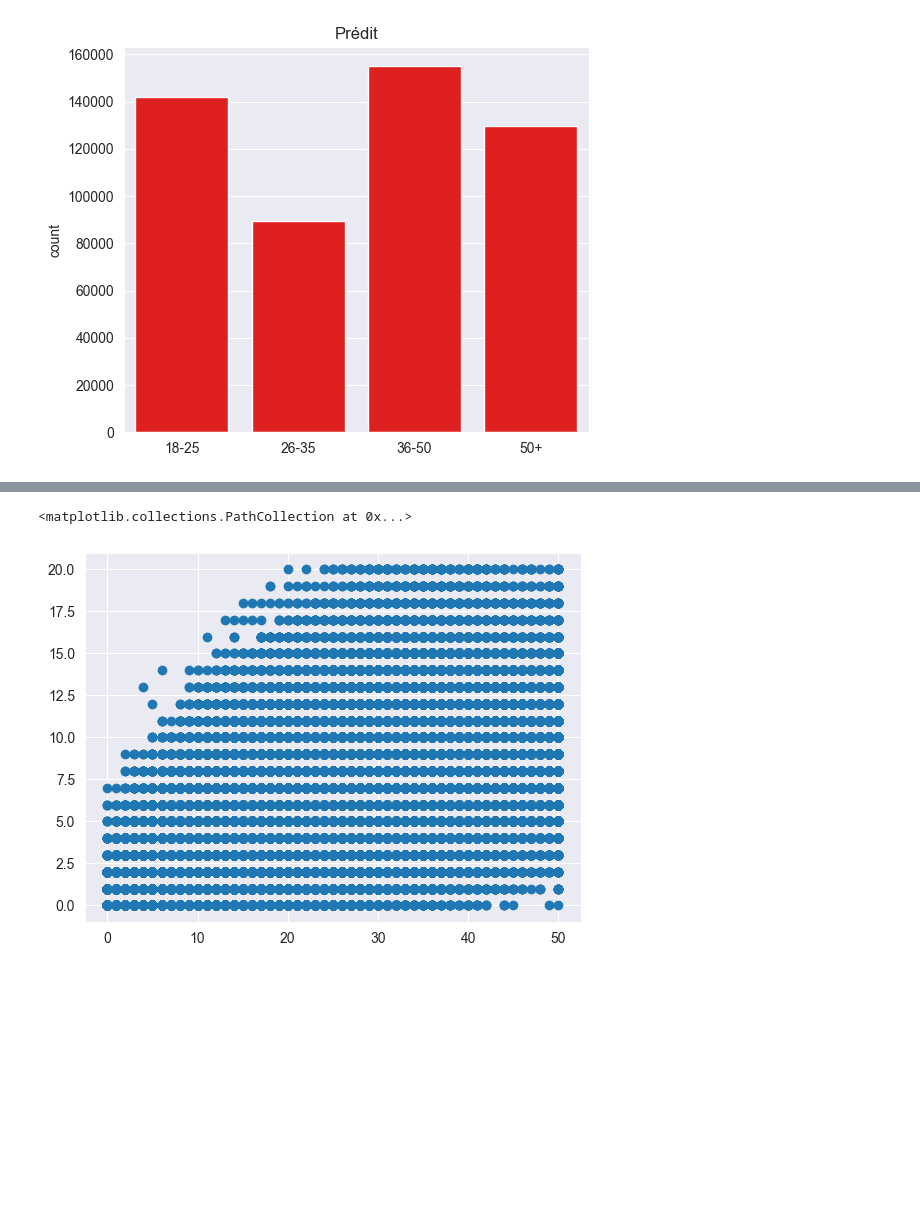
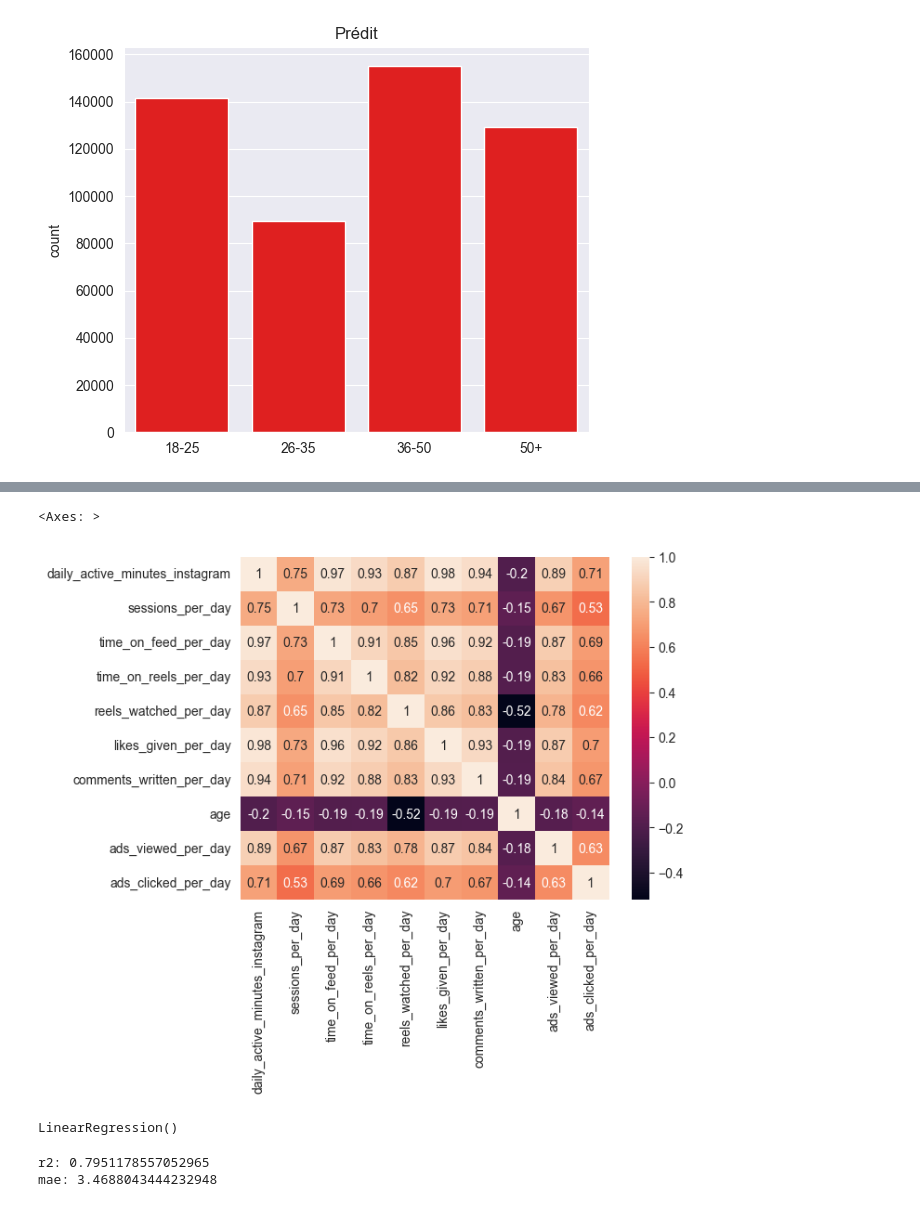
Before and after one commit to massaines-cpu/ANALYSE-DE-DONNEES-INSTAGRAM, a Jupyter notebook: Untitled.ipynb, the cells around one changed output, grey strips where cells are left out. Drawn from its saved outputs; the diff is of its cells as text; code cells hidden in the pictures; blank space fills up the shorter version.

```diff
--- a/Untitled.ipynb
+++ b/Untitled.ipynb
@@ -268,7 +263,10 @@ sns.heatmap(insta_data[['ads_viewed_per_day', 'ads_clicked_per_day']].corr(), an
-# %%
-X = insta_data[['ads_viewed_per_day']]
-y = insta_data['ads_clicked_per_day']
-plt.scatter(X, y)
-# %% [output]
-<matplotlib.collections.PathCollection at 0x...>
-[figure, removed]
+# %%
+#correlation
+sns.heatmap(insta_data[['daily_active_minutes_instagram', 'sessions_per_day',
+        'time_on_feed_per_day', 'time_on_reels_per_day',
+        'reels_watched_per_day', 'likes_given_per_day',
+        'comments_written_per_day', 'age',
+        'ads_viewed_per_day', 'ads_clicked_per_day']].corr(), annot=True)
+# %% [output]
+<Axes: >
+[figure, added]
@@ -274,0 +292,5 @@ plt.scatter(X, y)
+# %%
+regressor = LinearRegression()
+regressor.fit(X_train, y_train)
+# %% [output]
+LinearRegression()
@@ -274,0 +299,6 @@ plt.scatter(X, y)
+# %%
+print('r2:', metrics.r2_score(y_test, y_predict))
+print('mae:', metrics.mean_absolute_error(y_test, y_predict))
+# %% [output]
+r2: 0.7951178557052965
+mae: 3.4688043444232948
```
Also changed, not shown: parts of 12 cells of this notebook.
